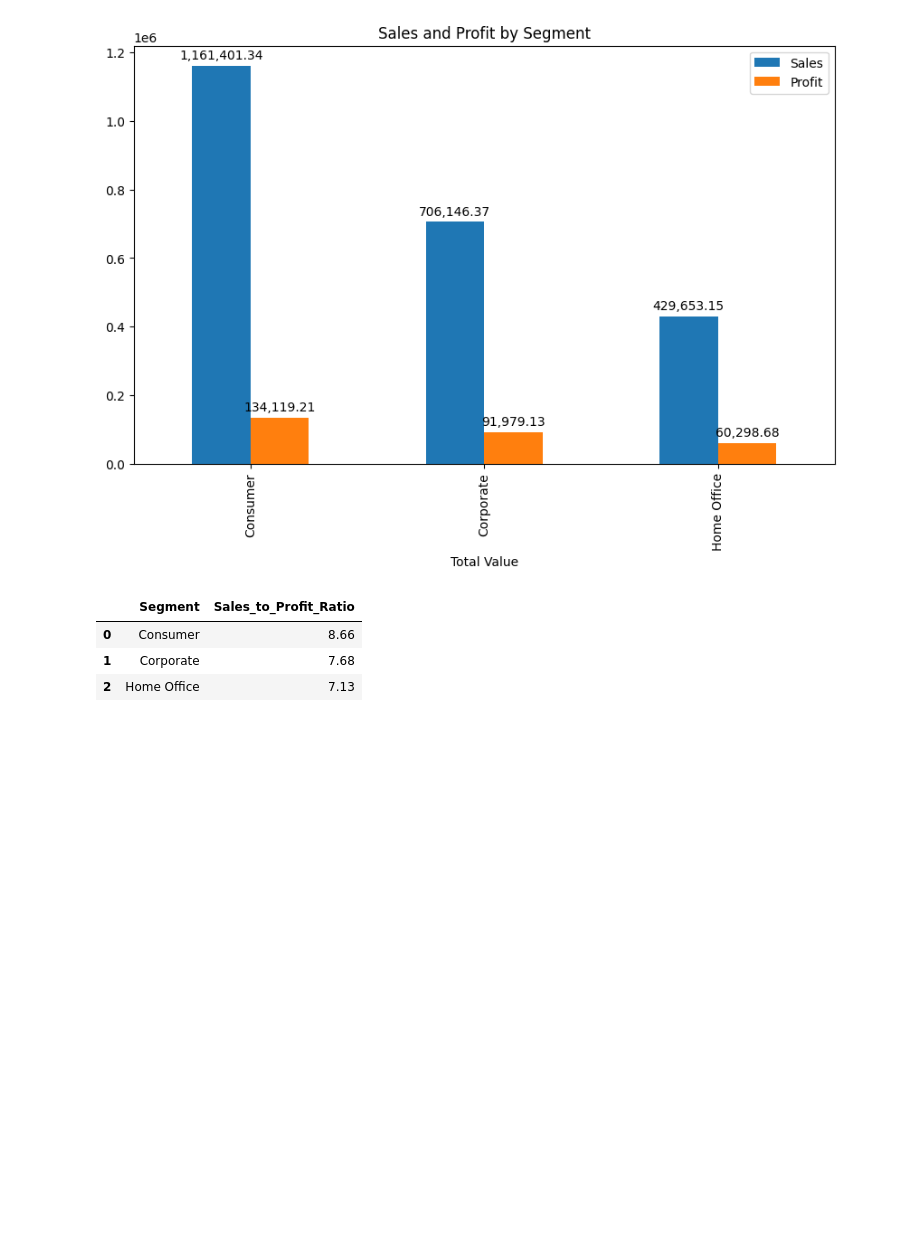
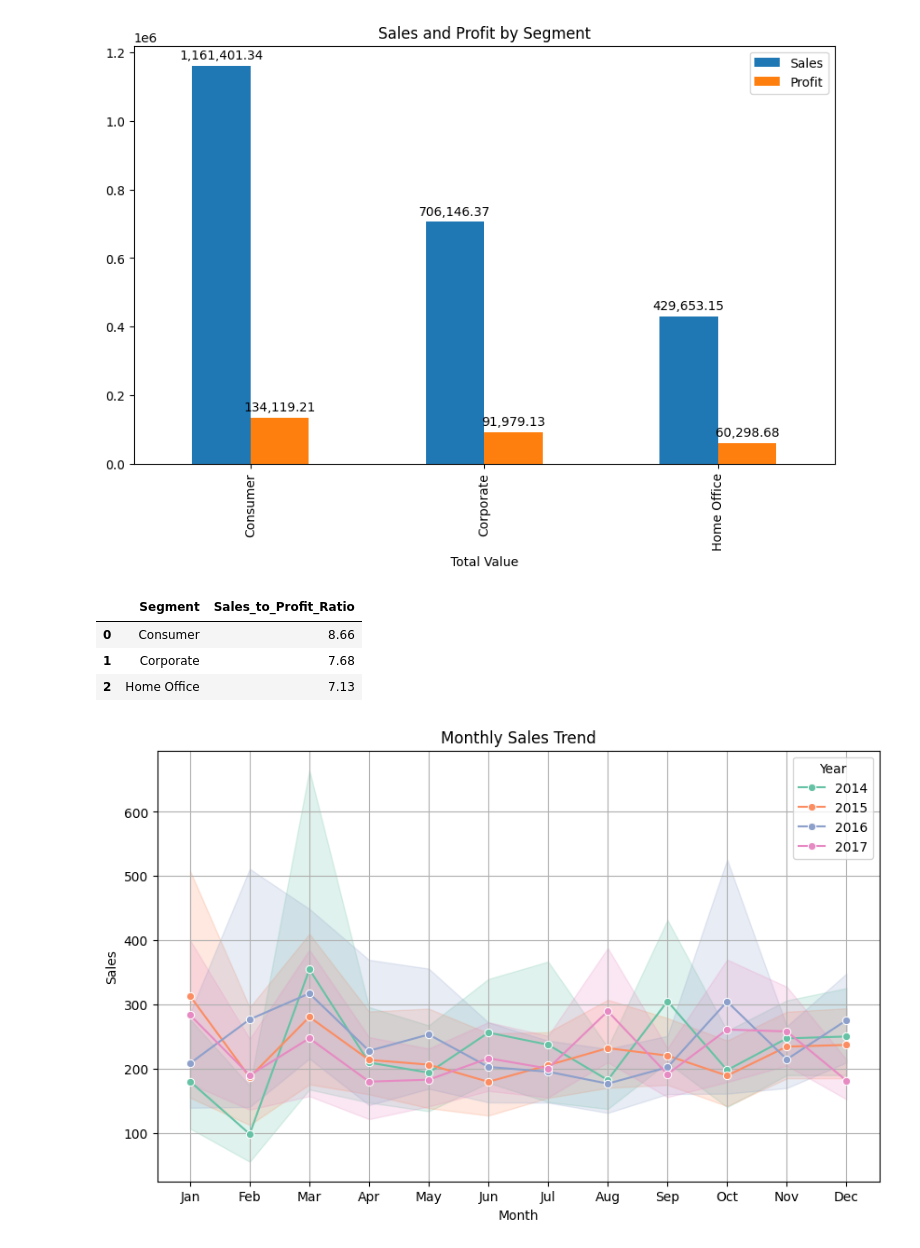
Before and after one commit to bkget/DS-with-AI-in-Python, a Jupyter notebook: Store Orders - Business Analysis/analysis.ipynb, the cells around one changed output. Saved outputs shown, nothing was run; the diff lists cells and outputs as text; code cells hidden in the pictures; blank space fills up the shorter version.

```diff
--- a/Store Orders - Business Analysis/analysis.ipynb
+++ b/Store Orders - Business Analysis/analysis.ipynb
@@ -262,3 +262,18 @@ sales_profit_by_segment[['Segment', 'Sales_to_Profit_Ratio']]
 | 0 | Consumer | 8.66 |
 | 1 | Corporate | 7.68 |
 | 2 | Home Office | 7.13 |
+# %%
+def lineplot_monthly(data, parameter, hue=None, palette=None):
+    plt.figure(figsize=(10, 6))
+    sns.lineplot(data=data, x='Order Month', y=parameter, hue=hue, marker='o', palette=palette)
+    plt.title(f'Monthly {parameter} Trend')
+    plt.xlabel('Month')
+    plt.ylabel(parameter)
+    plt.xticks(range(1, 13), labels=['Jan', 'Feb', 'Mar', 'Apr', 'May', 'Jun', 'Jul', 'Aug', 'Sep', 'Oct', 'Nov', 'Dec'])
+    if hue:
+        plt.legend(title='Year', loc='best')
+    plt.grid(True)
+# %%
+lineplot_monthly(df, 'Sales', hue='Order Year', palette='Set2')
+# %% [output]
+[figure, added]
```
Also changed, not shown: parts of 1 cell of this notebook, 3 other files.
